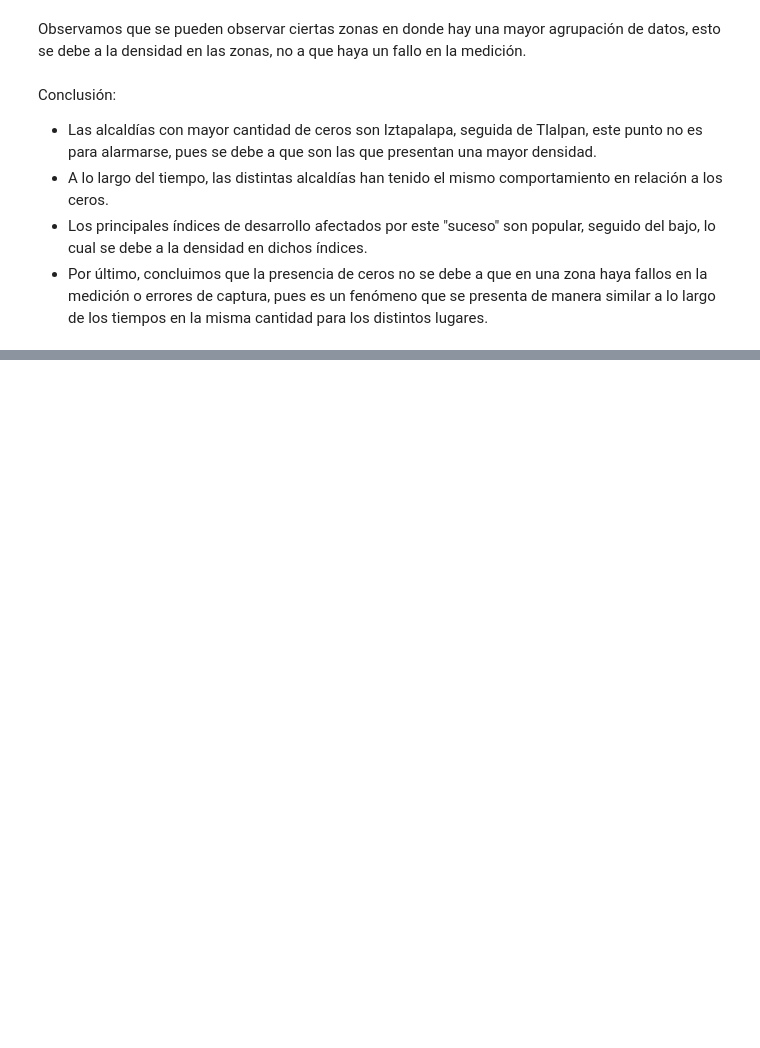
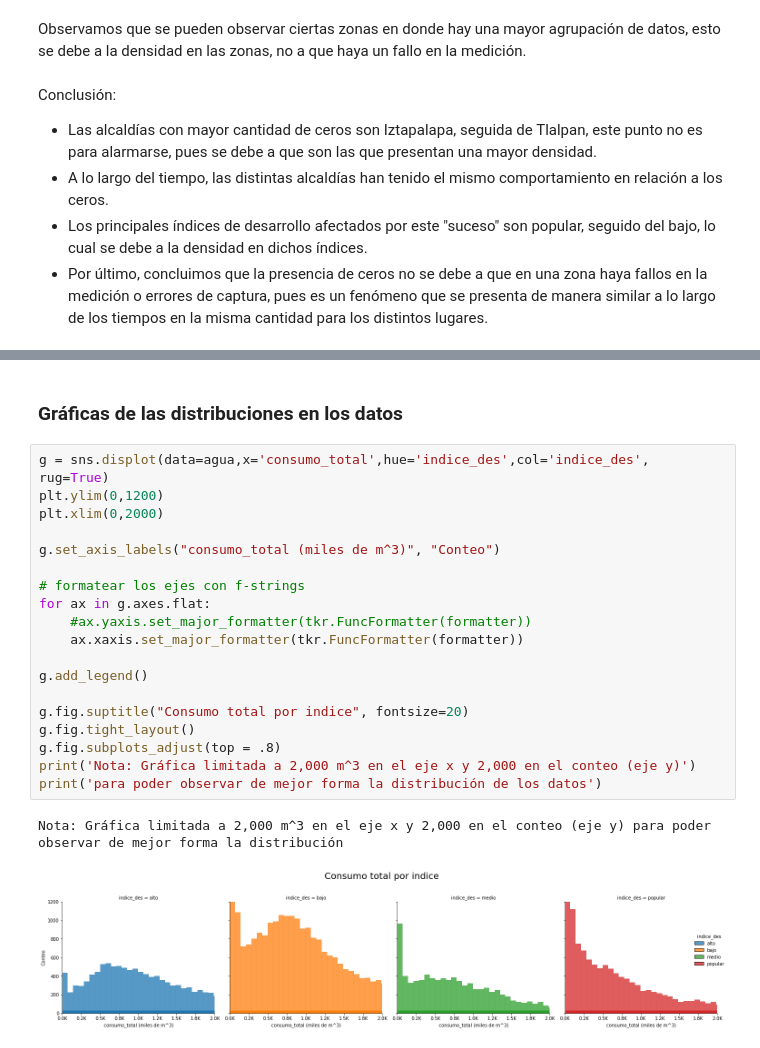
Before and after one commit to rafaelortegar/ids_t2_equipo, a Jupyter notebook: notebooks/Laboratorio_limpio-Copy1.ipynb, the cells around one changed output, grey strips where cells are left out. Saved outputs shown, nothing was run; the diff lists cells and outputs as text; blank space fills up the shorter version.

```diff
--- a/notebooks/Laboratorio_limpio-Copy1.ipynb
+++ b/notebooks/Laboratorio_limpio-Copy1.ipynb
@@ -983,0 +1052,24 @@ Conclusión:
+# %% [markdown]
+### Gráficas de las distribuciones en los datos
+# %%
+g = sns.displot(data=agua,x='consumo_total',hue='indice_des',col='indice_des', rug=True)
+plt.ylim(0,1200)
+plt.xlim(0,2000)
+
+g.set_axis_labels("consumo_total (miles de m^3)", "Conteo")
+
+# formatear los ejes con f-strings
+for ax in g.axes.flat:
+    #ax.yaxis.set_major_formatter(tkr.FuncFormatter(formatter))
+    ax.xaxis.set_major_formatter(tkr.FuncFormatter(formatter))
+
+g.add_legend()
+
+g.fig.suptitle("Consumo total por indice", fontsize=20)
+g.fig.tight_layout()
+g.fig.subplots_adjust(top = .8)
+print('Nota: Gráfica limitada a 2,000 m^3 en el eje x y 2,000 en el conteo (eje y)')
+print('para poder observar de mejor forma la distribución de los datos')
+# %% [output]
+Nota: Gráfica limitada a 2,000 m^3 en el eje x y 2,000 en el conteo (eje y) para poder observar de mejor forma la distribución
+[figure, added]
```
Also changed, not shown: parts of 92 cells of this notebook, 1 other file.
